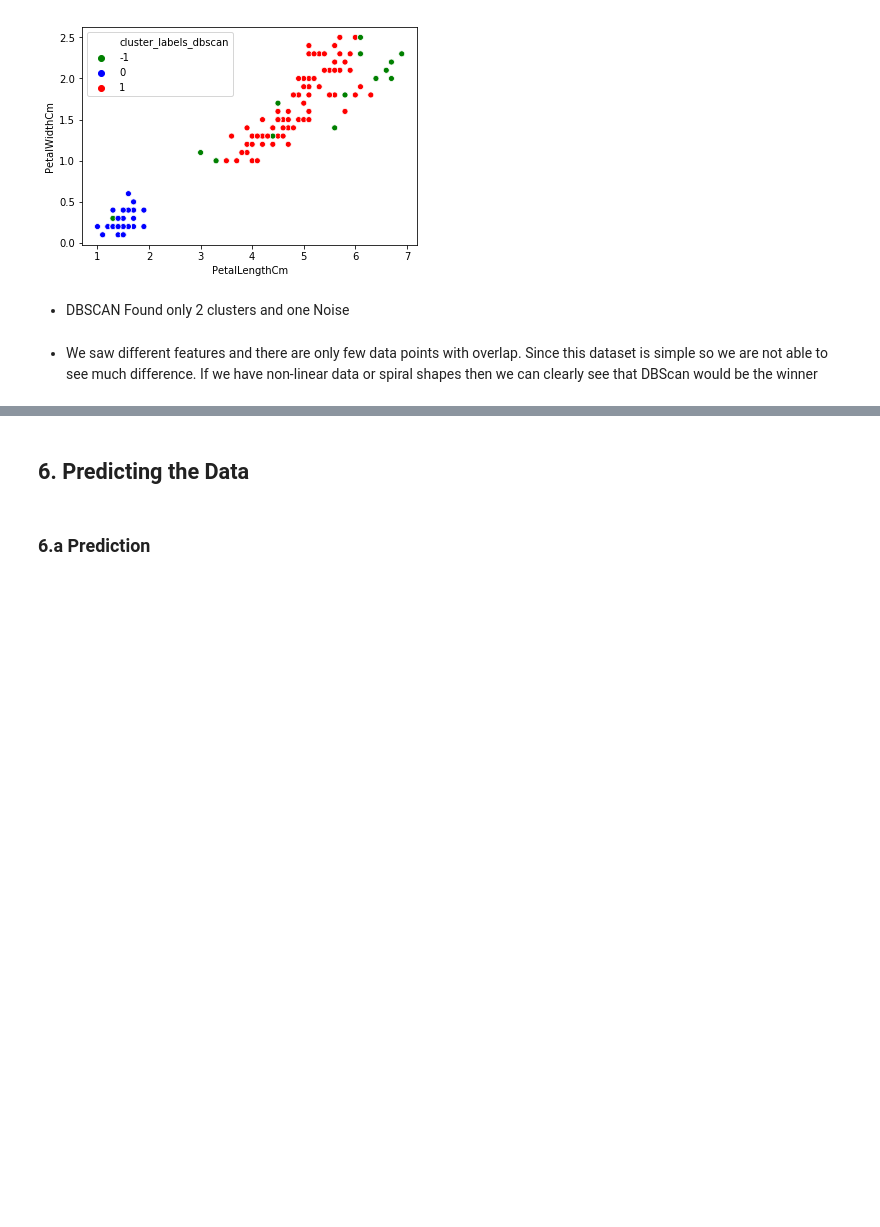
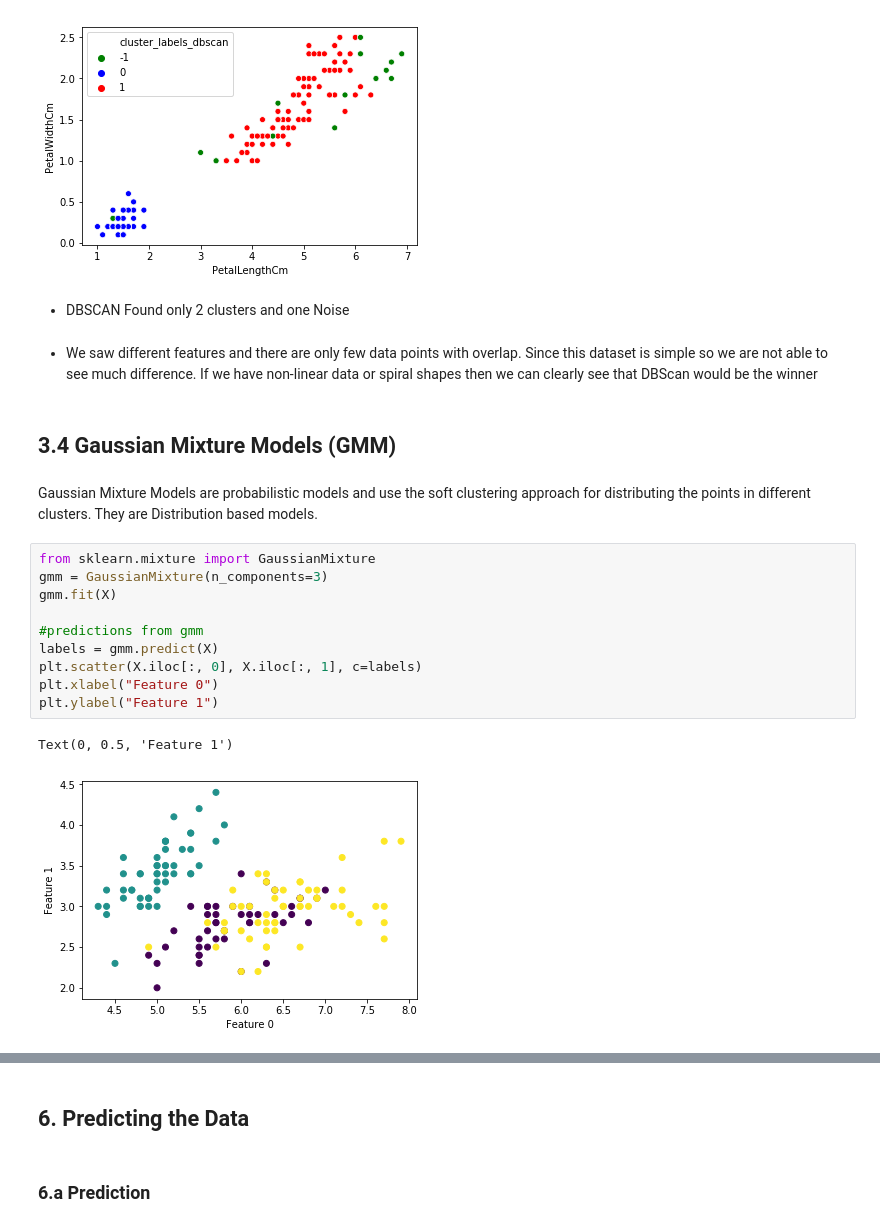
Before and after one commit to parmeet-97637/UnSupervised-Learning--IRIS-DataSet, a Jupyter notebook: Prediction using Unsupervised ML.ipynb, the cells around one changed output, grey strips where cells are left out. Saved outputs shown, nothing was run; the diff lists cells and outputs as text; blank space fills up the shorter version.

```diff
--- a/Prediction using Unsupervised ML.ipynb
+++ b/Prediction using Unsupervised ML.ipynb
@@ -443,3 +449,21 @@ sns.scatterplot(x='PetalLengthCm', y='PetalWidthCm', hue ='cluster_labels_dbscan
 - DBSCAN Found only 2 clusters and one Noise
 # %% [markdown]
 - We saw different features and there are only few data points with overlap. Since this dataset is simple so we are not able to see much difference. If we have non-linear data or spiral shapes then we can clearly see that DBScan would be the winner
+# %% [markdown]
+## <a> 3.4 Gaussian Mixture Models (GMM)
+# %% [markdown]
+Gaussian Mixture Models are probabilistic models and use the soft clustering approach for distributing the points in different clusters.
+They are Distribution based models.
+# %%
+from sklearn.mixture import GaussianMixture
+gmm = GaussianMixture(n_components=3)
+gmm.fit(X)
+
+#predictions from gmm
+labels = gmm.predict(X)
+plt.scatter(X.iloc[:, 0], X.iloc[:, 1], c=labels)
+plt.xlabel("Feature 0")
+plt.ylabel("Feature 1")
+# %% [output]
+Text(0, 0.5, 'Feature 1')
+[figure, added]
```
Also changed, not shown: parts of 20 cells of this notebook.
